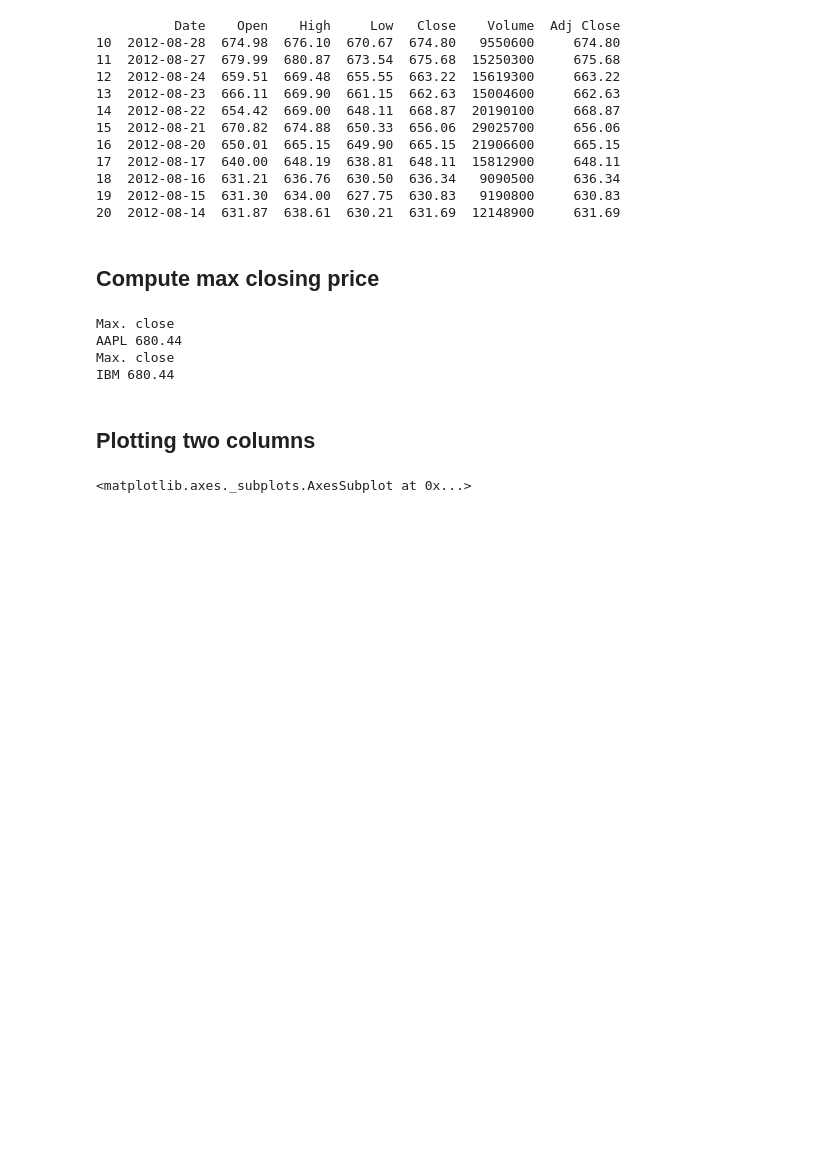
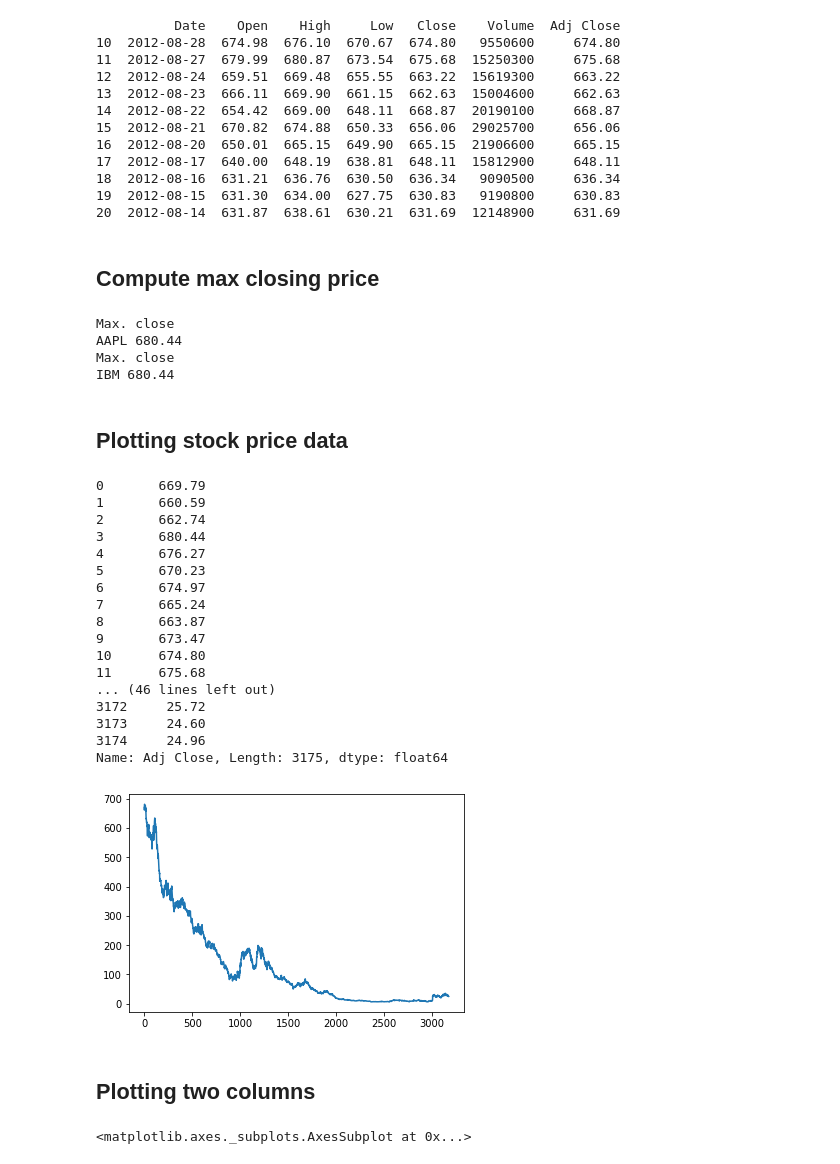
Before and after one commit to kairosart/Machine-Learning-for-Trading, a Jupyter notebook: Untitled.ipynb, the cells around one changed output. Drawn from its saved outputs; the diff is of its cells as text; code cells hidden in the pictures; blank space fills up the shorter version.

```diff
--- a/Untitled.ipynb
+++ b/Untitled.ipynb
@@ -35,6 +38,31 @@ Max. close
 AAPL 680.44
 Max. close
 IBM 680.44
+# %% [markdown]
+## Plotting stock price data
+# %%
+print(df['Adj Close'])
+df['Adj Close'].plot()
+plt.show()
+# %% [output]
+0       669.79
+1       660.59
+2       662.74
+3       680.44
+4       676.27
+5       670.23
+6       674.97
+7       665.24
+8       663.87
+9       673.47
+10      674.80
+11      675.68
+... (46 lines left out)
+3172     25.72
+3173     24.60
+3174     24.96
+Name: Adj Close, Length: 3175, dtype: float64
+[figure, added]
 # %% [markdown]
 ## Plotting two columns
 # %%
```
Also changed, not shown: parts of 24 cells of this notebook, 1 other file.
